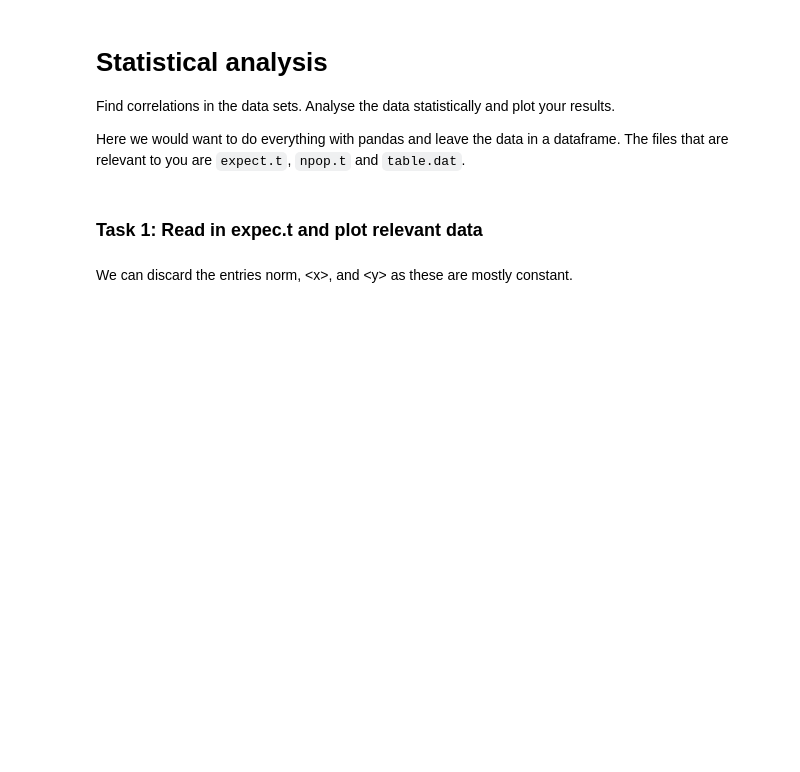
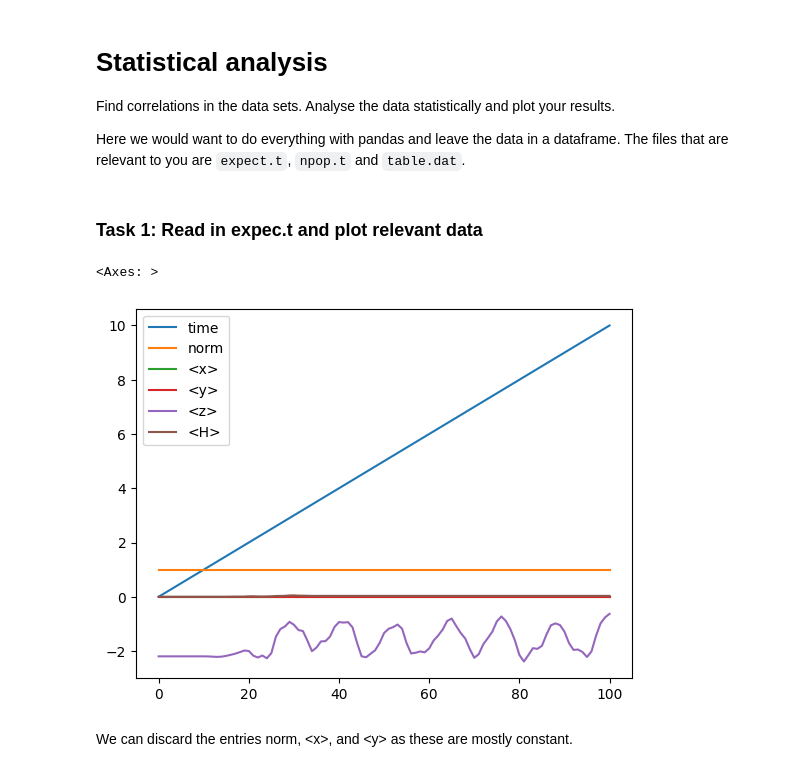
Before and after one commit to tlaus-ukhd/research-question-tlaus, a Jupyter notebook: notebook/notebook_unit1.ipynb, the cells around one changed output. Cells and saved outputs as stored; diff of their text form; code cells hidden in the pictures; blank space fills up the shorter version.

```diff
--- a/notebook/notebook_unit1.ipynb
+++ b/notebook/notebook_unit1.ipynb
@@ -71,6 +73,12 @@ Here we would want to do everything with pandas and leave the data in a datafram
 ### Task 1: Read in expec.t and plot relevant data
 # %%
 # read and plot expec.t
+df_ex=pd.read_csv('../data/expec.t',sep='\s+|\t+|\s+\t+|\t+\s+')
+# %%
+df_ex.plot()
+# %% [output]
+<Axes: >
+[figure, added]
 # %% [markdown]
 We can discard the entries norm, \<x>, and \<y> as these are mostly constant.
 # %%
```
Also changed, not shown: parts of 5 cells of this notebook, 1 other file.
